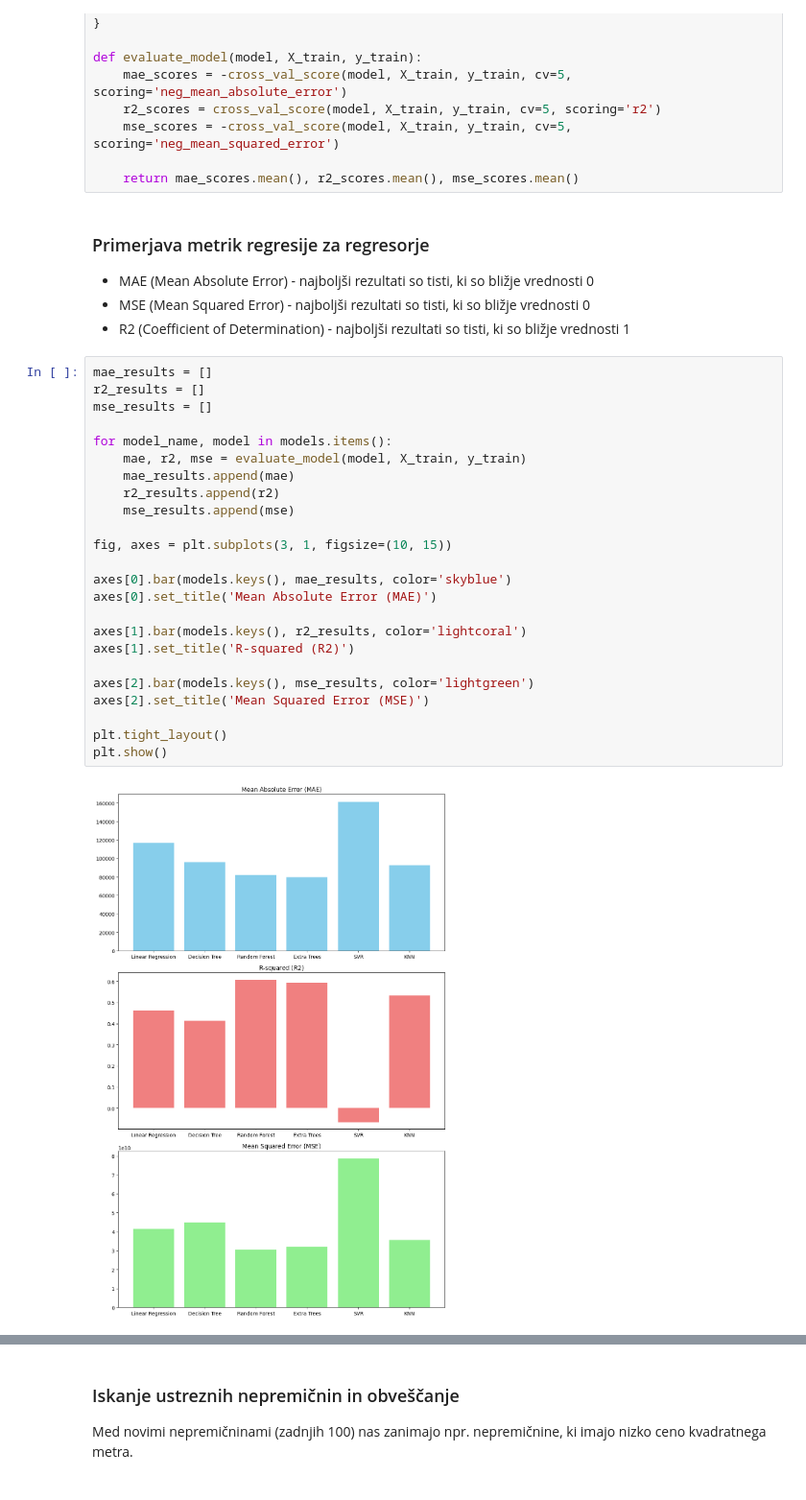
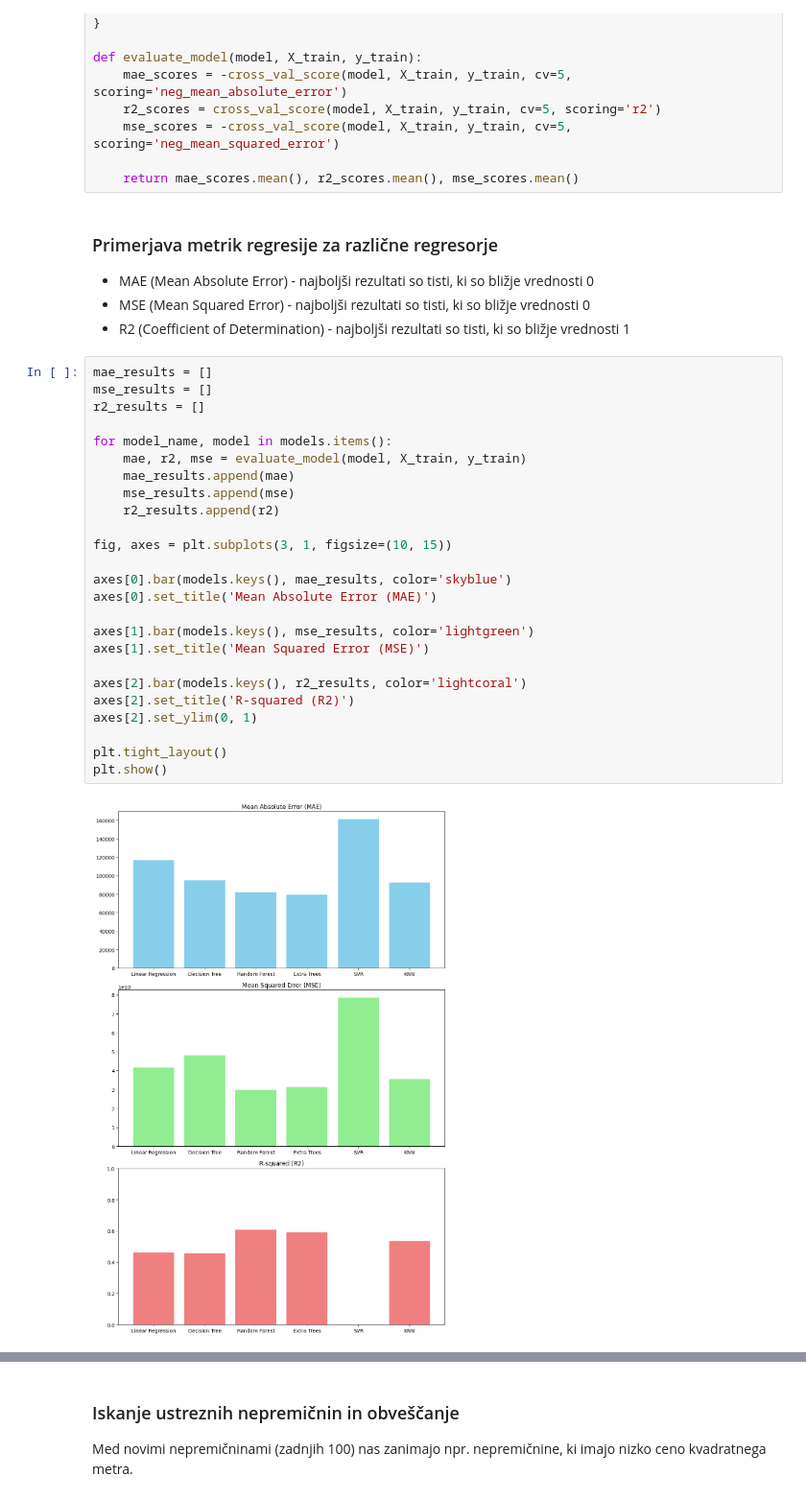
Before and after one commit to mtoplak/Nepremicnine.net, a Jupyter notebook: projekt.ipynb, the cells around one changed output, grey strips where cells are left out. Shown at 96% size. Cells and saved outputs as stored; diff of their text form.

```diff
--- a/projekt.ipynb
+++ b/projekt.ipynb
@@ -416,37 +417,38 @@ def evaluate_model(model, X_train, y_train):
 
     return mae_scores.mean(), r2_scores.mean(), mse_scores.mean()
 # %% [markdown]
-###  Primerjava metrik regresije za regresorje
+###  Primerjava metrik regresije za različne regresorje
 
 - MAE (Mean Absolute Error) - najboljši rezultati so tisti, ki so bližje vrednosti 0
 - MSE (Mean Squared Error) - najboljši rezultati so tisti, ki so bližje vrednosti 0
 - R2 (Coefficient of Determination) - najboljši rezultati so tisti, ki so bližje vrednosti 1
 # %%
 mae_results = []
+mse_results = []
 r2_results = []
-mse_results = []
 
 for model_name, model in models.items():
     mae, r2, mse = evaluate_model(model, X_train, y_train)
     mae_results.append(mae)
+    mse_results.append(mse)
     r2_results.append(r2)
-    mse_results.append(mse)
 
 fig, axes = plt.subplots(3, 1, figsize=(10, 15))
 
 axes[0].bar(models.keys(), mae_results, color='skyblue')
 axes[0].set_title('Mean Absolute Error (MAE)')
 
-axes[1].bar(models.keys(), r2_results, color='lightcoral')
-axes[1].set_title('R-squared (R2)')
+axes[1].bar(models.keys(), mse_results, color='lightgreen')
+axes[1].set_title('Mean Squared Error (MSE)')
 
-axes[2].bar(models.keys(), mse_results, color='lightgreen')
-axes[2].set_title('Mean Squared Error (MSE)')
+axes[2].bar(models.keys(), r2_results, color='lightcoral')
+axes[2].set_title('R-squared (R2)')
+axes[2].set_ylim(0, 1)
 
 plt.tight_layout()
 plt.show()
 # %% [output]
-[figure, old version]
+[figure, new version]
 # %% [markdown]
 Iz grafov razberemo, da ceno najbolje napovedujeta `Random Forest` in `Extra Trees`.
 
```
Also changed, not shown: parts of 5 cells of this notebook, 1 other file.
